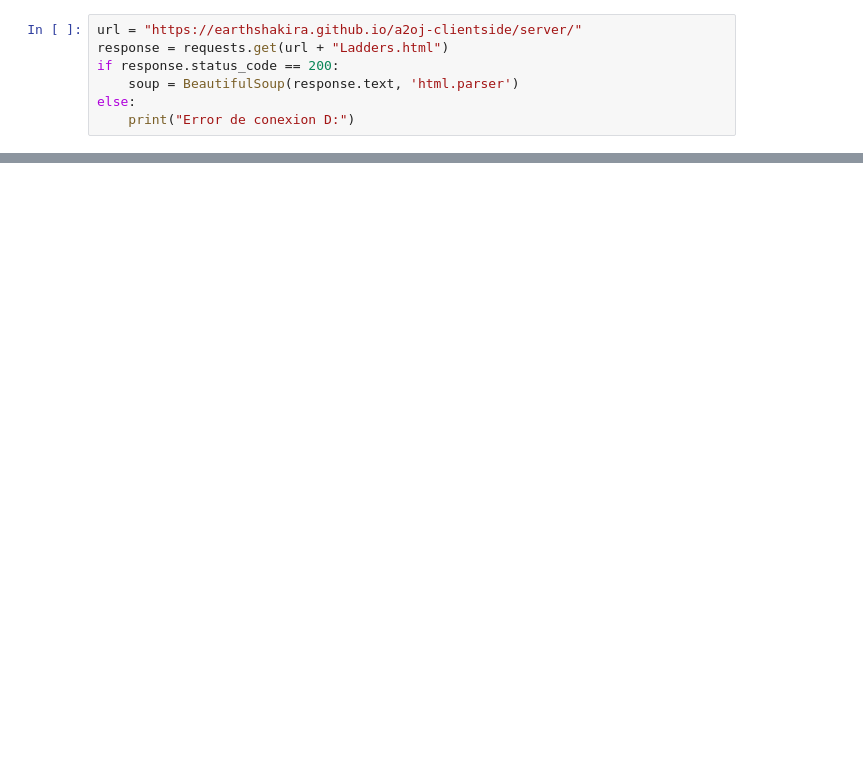
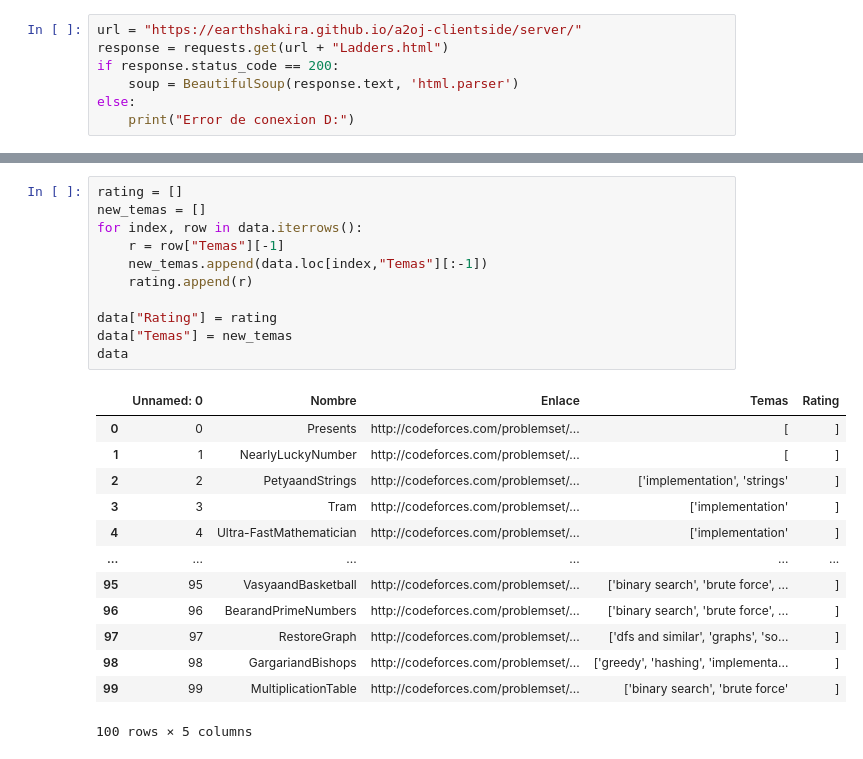
Before and after one commit to jmlopezfabian/Random-Projects, a Jupyter notebook: A20J-WebScraping/test.ipynb, the cells around one changed output, grey strips where cells are left out. Saved outputs shown, nothing was run; the diff lists cells and outputs as text; blank space fills up the shorter version.

```diff
--- a/A20J-WebScraping/test.ipynb
+++ b/A20J-WebScraping/test.ipynb
@@ -78,3 +186,28 @@ http://codeforces.com/problemset/problem/260/A AddingDigits
+# %%
+rating = []
+new_temas = []
+for index, row in data.iterrows():
+    r = row["Temas"][-1]
+    new_temas.append(data.loc[index,"Temas"][:-1])
+    rating.append(r)
+
+data["Rating"] = rating
+data["Temas"] = new_temas
+data
+# %% [output]
+|  | Unnamed: 0 | Nombre | Enlace | Temas | Rating |
+| 0 | 0 | Presents | http://codeforces.com/problemset/... | [ | ] |
+| 1 | 1 | NearlyLuckyNumber | http://codeforces.com/problemset/... | [ | ] |
+| 2 | 2 | PetyaandStrings | http://codeforces.com/problemset/... | ['implementation', 'strings' | ] |
+| 3 | 3 | Tram | http://codeforces.com/problemset/... | ['implementation' | ] |
+| 4 | 4 | Ultra-FastMathematician | http://codeforces.com/problemset/... | ['implementation' | ] |
+| ... | ... | ... | ... | ... | ... |
+| 95 | 95 | VasyaandBasketball | http://codeforces.com/problemset/... | ['binary search', 'brute force', ... | ] |
+| 96 | 96 | BearandPrimeNumbers | http://codeforces.com/problemset/... | ['binary search', 'brute force', ... | ] |
+| 97 | 97 | RestoreGraph | http://codeforces.com/problemset/... | ['dfs and similar', 'graphs', 'so... | ] |
+| 98 | 98 | GargariandBishops | http://codeforces.com/problemset/... | ['greedy', 'hashing', 'implementa... | ] |
+| 99 | 99 | MultiplicationTable | http://codeforces.com/problemset/... | ['binary search', 'brute force' | ] |
+100 rows × 5 columns
 # %%
 data
 # %% [output]
```
Also changed, not shown: parts of 11 cells of this notebook, 30 other files.
